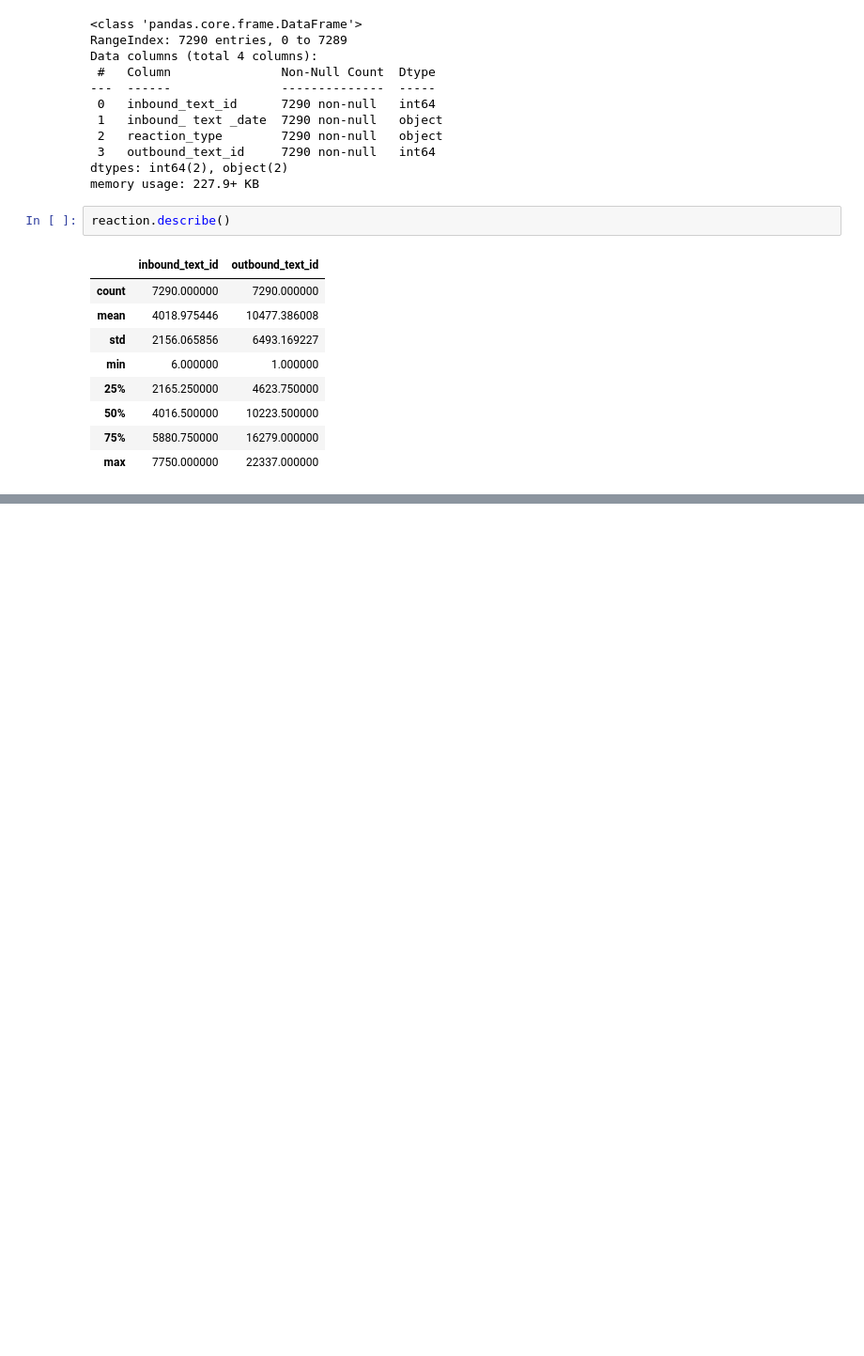
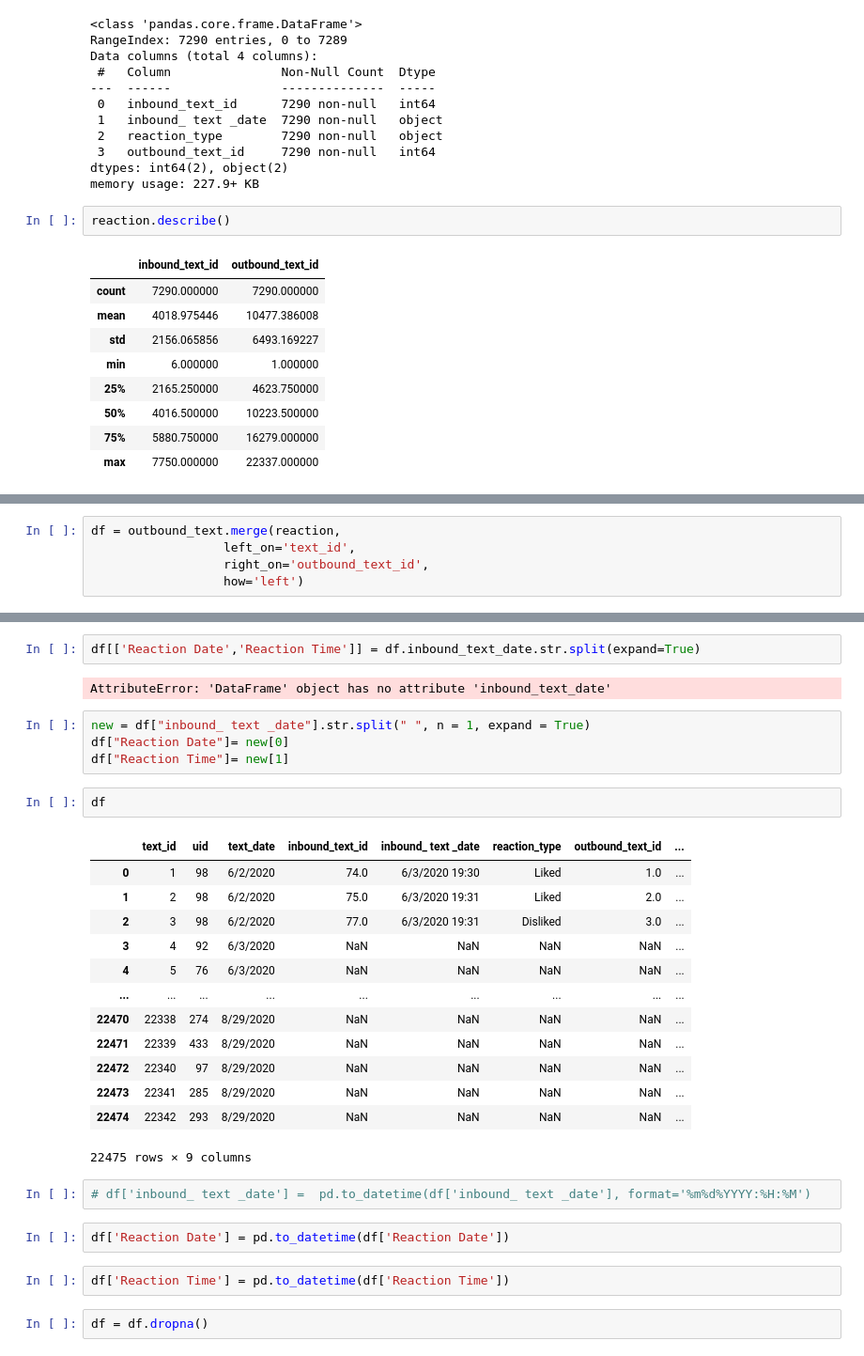
Before and after one commit to rohan-kapadnis/Qatch-Analytics-Project, a Jupyter notebook: Qatch Analytics .ipynb, the cells around one changed output, grey strips where cells are left out. Shown at 94% size. Cells and saved outputs as stored; diff of their text form; blank space fills up the shorter version.

```diff
--- a/Qatch Analytics .ipynb
+++ b/Qatch Analytics .ipynb
@@ -148,0 +241,5 @@ reaction.describe()
+# %%
+df = outbound_text.merge(reaction,
+                  left_on='text_id',
+                  right_on='outbound_text_id',
+                  how='left')
@@ -148,0 +284,32 @@ reaction.describe()
+# %%
+df[['Reaction Date','Reaction Time']] = df.inbound_text_date.str.split(expand=True)
+# %% [output]
+AttributeError: 'DataFrame' object has no attribute 'inbound_text_date'
+# %%
+new = df["inbound_ text _date"].str.split(" ", n = 1, expand = True)
+df["Reaction Date"]= new[0]
+df["Reaction Time"]= new[1]
+# %%
+df
+# %% [output]
+|  | text_id | uid | text_date | inbound_text_id | inbound_ text _date | reaction_type | outbound_text_id | ... |
+| 0 | 1 | 98 | 6/2/2020 | 74.0 | 6/3/2020 19:30 | Liked | 1.0 | ... |
+| 1 | 2 | 98 | 6/2/2020 | 75.0 | 6/3/2020 19:31 | Liked | 2.0 | ... |
+| 2 | 3 | 98 | 6/2/2020 | 77.0 | 6/3/2020 19:31 | Disliked | 3.0 | ... |
+| 3 | 4 | 92 | 6/3/2020 | NaN | NaN | NaN | NaN | ... |
+| 4 | 5 | 76 | 6/3/2020 | NaN | NaN | NaN | NaN | ... |
+| ... | ... | ... | ... | ... | ... | ... | ... | ... |
+| 22470 | 22338 | 274 | 8/29/2020 | NaN | NaN | NaN | NaN | ... |
+| 22471 | 22339 | 433 | 8/29/2020 | NaN | NaN | NaN | NaN | ... |
+| 22472 | 22340 | 97 | 8/29/2020 | NaN | NaN | NaN | NaN | ... |
+| 22473 | 22341 | 285 | 8/29/2020 | NaN | NaN | NaN | NaN | ... |
+| 22474 | 22342 | 293 | 8/29/2020 | NaN | NaN | NaN | NaN | ... |
+22475 rows × 9 columns
+# %%
+# df['inbound_ text _date'] =  pd.to_datetime(df['inbound_ text _date'], format='%m%d%YYYY:%H:%M')
+# %%
+df['Reaction Date'] = pd.to_datetime(df['Reaction Date'])
+# %%
+df['Reaction Time'] = pd.to_datetime(df['Reaction Time'])
+# %%
+df = df.dropna()
```
Also changed, not shown: parts of 24 cells of this notebook.
